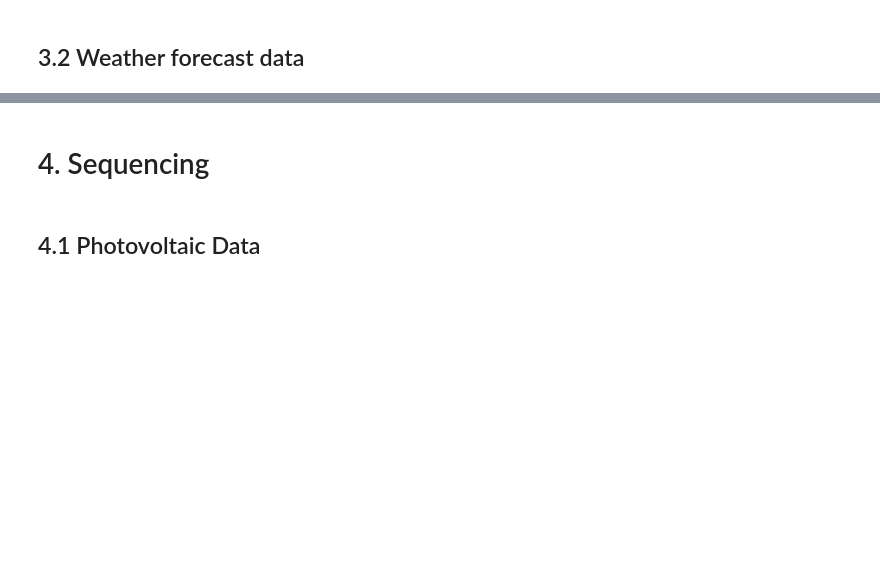
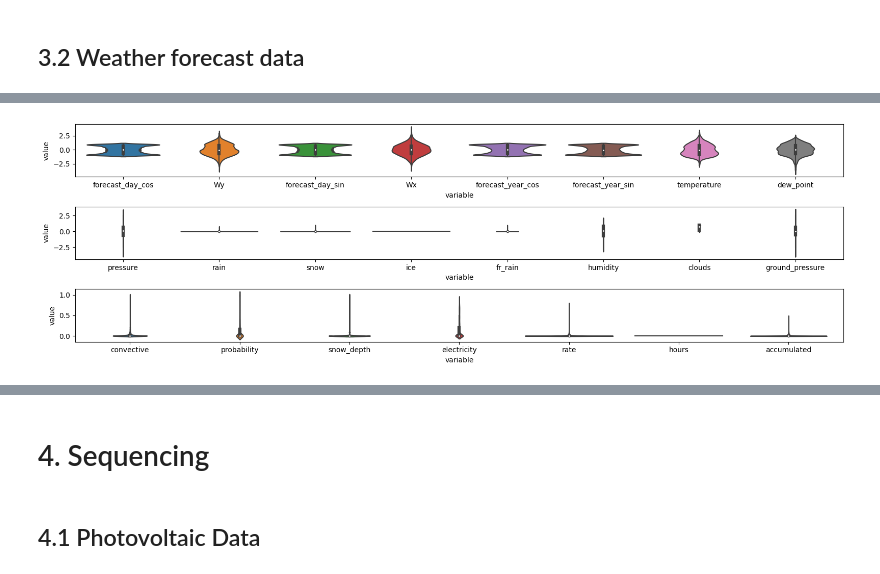
Before and after one commit to jerome-roeser/day-ahead-power-forecast, a Jupyter notebook: notebooks/advanced_power_forecast_pytorch.ipynb, the cells around one changed output, grey strips where cells are left out. Drawn from its saved outputs; the diff is of its cells as text; code cells hidden in the pictures; blank space fills up the shorter version.

```diff
--- a/notebooks/advanced_power_forecast_pytorch.ipynb
+++ b/notebooks/advanced_power_forecast_pytorch.ipynb
@@ -352,18 +455,22 @@ forecast_transformer
 # %%
 plt.figure(figsize=(16, 5))
 
+num_cols_forecast = forecast_processed.select_dtypes(include=np.number).columns
+
 plt.subplot(311)
-melted_forecast_df = pd.melt(forecast_processed.iloc[:, :8])
+melted_forecast_df = pd.melt(forecast_processed[num_cols_forecast].iloc[:, :8])
 sns.violinplot(data= melted_forecast_df.sample(frac=0.25), x='variable', y='value')
 
 plt.subplot(312)
-melted_forecast_df = pd.melt(forecast_processed.iloc[:, 8:16])
+melted_forecast_df = pd.melt(forecast_processed[num_cols_forecast].iloc[:, 8:16])
 sns.violinplot(data= melted_forecast_df.sample(frac=0.25), x='variable', y='value')
 plt.tight_layout()
 
 plt.subplot(313)
-melted_forecast_df = pd.melt(forecast_processed.iloc[:, 16:])
+melted_forecast_df = pd.melt(forecast_processed[num_cols_forecast].iloc[:, 16:])
 sns.violinplot(data= melted_forecast_df.sample(frac=0.25), x='variable', y='value')
 plt.tight_layout()
+# %% [output]
+[figure, added]
 # %%
 forecast_processed.info()
```
Also changed, not shown: parts of 27 cells of this notebook, 3 other files.
